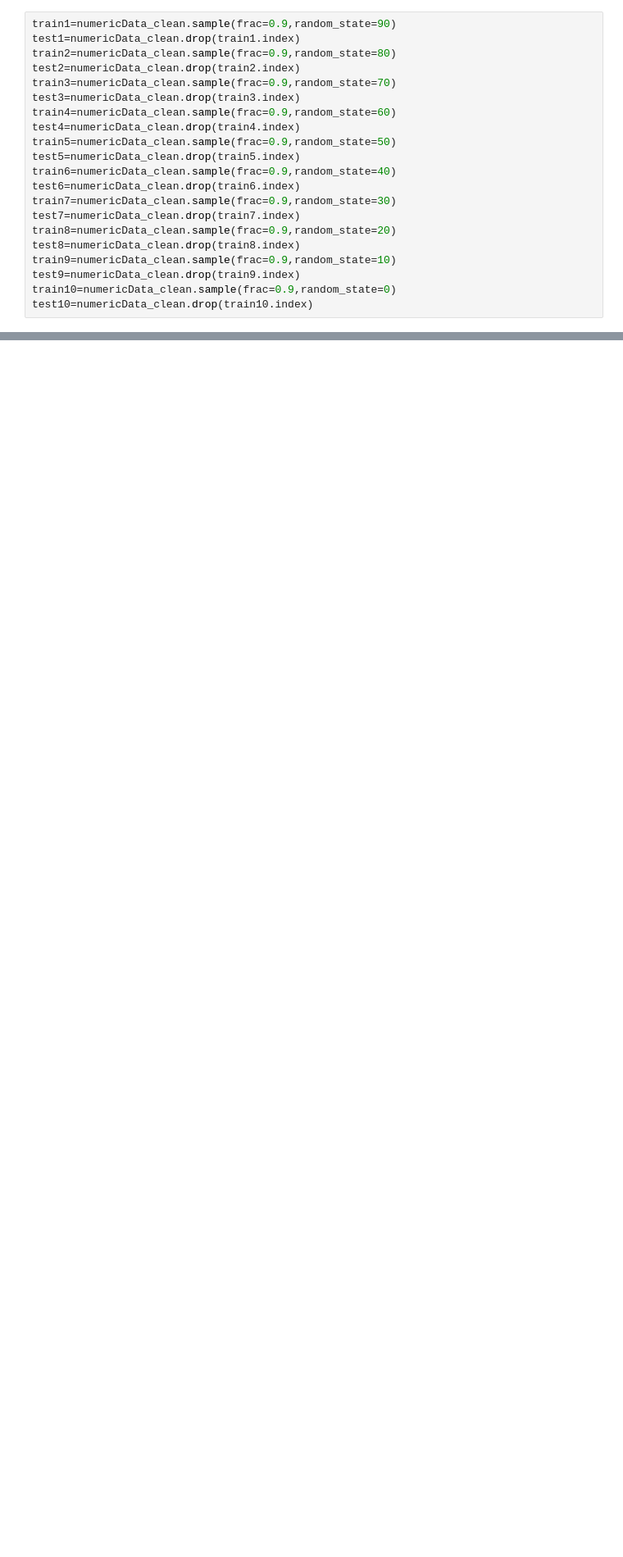
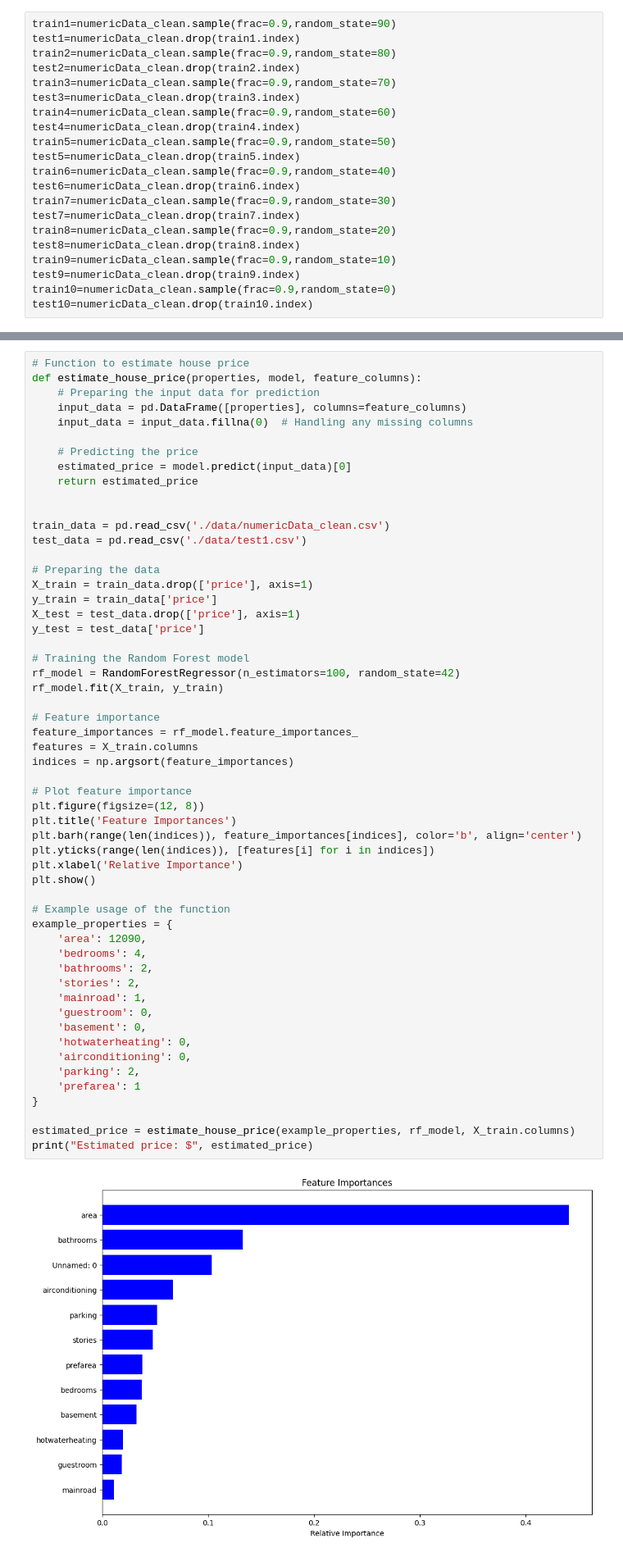
Before and after one commit to aaron117511/CSCI4502, a Jupyter notebook: DataPreprocessing.ipynb, the cells around one changed output, grey strips where cells are left out. Shown: that part at 82% size. Cells and saved outputs as stored; diff of their text form; blank space fills up the shorter version.

Commit message:
Working model and feature importances graph

```diff
--- a/DataPreprocessing.ipynb
+++ b/DataPreprocessing.ipynb
@@ -103,0 +110,57 @@ test10.to_csv('data/test10.csv')
+# %%
+# Function to estimate house price
+def estimate_house_price(properties, model, feature_columns):
+    # Preparing the input data for prediction
+    input_data = pd.DataFrame([properties], columns=feature_columns)
+    input_data = input_data.fillna(0)  # Handling any missing columns
+
+    # Predicting the price
+    estimated_price = model.predict(input_data)[0]
+    return estimated_price
+
+
+train_data = pd.read_csv('./data/numericData_clean.csv')
+test_data = pd.read_csv('./data/test1.csv')
+
+# Preparing the data
+X_train = train_data.drop(['price'], axis=1)
+y_train = train_data['price']
+X_test = test_data.drop(['price'], axis=1)
+y_test = test_data['price']
+
+# Training the Random Forest model
+rf_model = RandomForestRegressor(n_estimators=100, random_state=42)
+rf_model.fit(X_train, y_train)
+
+# Feature importance
+feature_importances = rf_model.feature_importances_
+features = X_train.columns
+indices = np.argsort(feature_importances)
+
+# Plot feature importance
+plt.figure(figsize=(12, 8))
+plt.title('Feature Importances')
+plt.barh(range(len(indices)), feature_importances[indices], color='b', align='center')
+plt.yticks(range(len(indices)), [features[i] for i in indices])
+plt.xlabel('Relative Importance')
+plt.show()
+
+# Example usage of the function
+example_properties = {
+    'area': 12090,
+    'bedrooms': 4,
+    'bathrooms': 2,
+    'stories': 2,
+    'mainroad': 1,
+    'guestroom': 0,
+    'basement': 0,
+    'hotwaterheating': 0,
+    'airconditioning': 0,
+    'parking': 2,
+    'prefarea': 1
+}
+
+estimated_price = estimate_house_price(example_properties, rf_model, X_train.columns)
+print("Estimated price: $", estimated_price)
+# %% [output]
+[figure, added]
```
Also changed, not shown: parts of 4 cells of this notebook, 1 other file.
